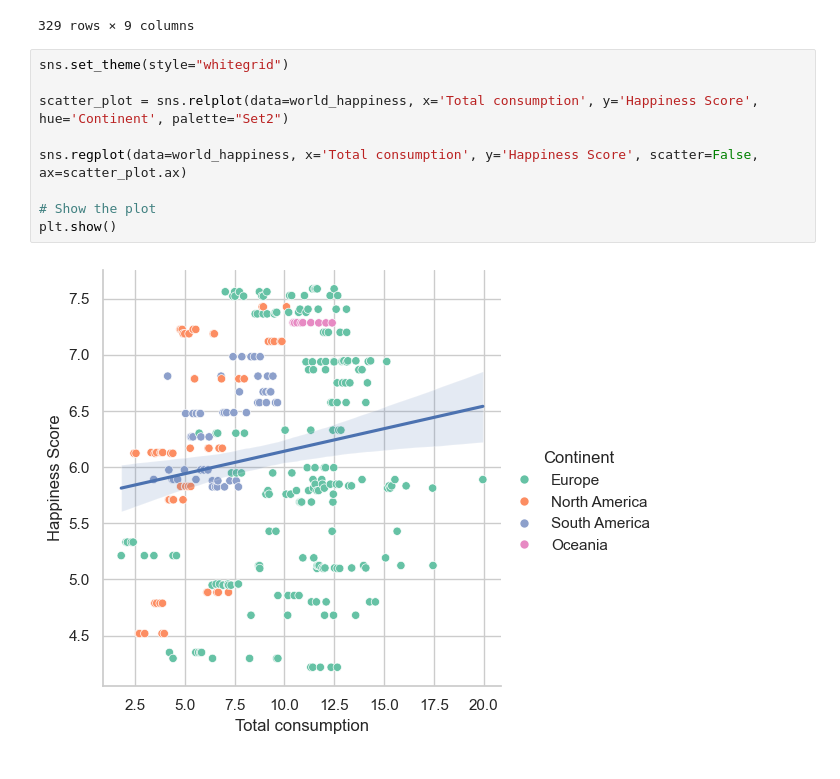
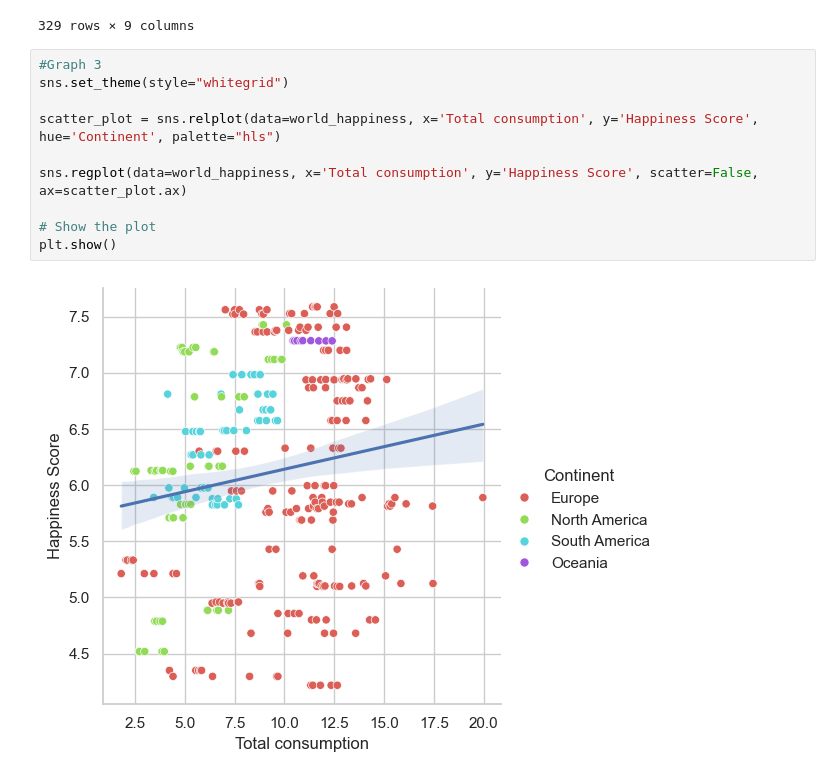
Before and after one commit to GabrielRimar/Alcohol-consumption, a Jupyter notebook: alcoholconsumption.ipynb, the cells around one changed output. Drawn from its saved outputs; the diff is of its cells as text.

```diff
--- a/alcoholconsumption.ipynb
+++ b/alcoholconsumption.ipynb
@@ -123,13 +150,14 @@ world_happiness
 | 328 | Moldova | MDA | 2005 | 19.95 | Europe | 5.889 | 0.59448 | ... |
 329 rows × 9 columns
 # %%
+#Graph 3
 sns.set_theme(style="whitegrid")
 
-scatter_plot = sns.relplot(data=world_happiness, x='Total consumption', y='Happiness Score', hue='Continent', palette="Set2")
+scatter_plot = sns.relplot(data=world_happiness, x='Total consumption', y='Happiness Score', hue='Continent', palette="hls")
 
 sns.regplot(data=world_happiness, x='Total consumption', y='Happiness Score', scatter=False, ax=scatter_plot.ax)
 
 # Show the plot
 plt.show()
 # %% [output]
-[figure, old version]
+[figure, new version]
```
Also changed, not shown: parts of 9 cells of this notebook.
